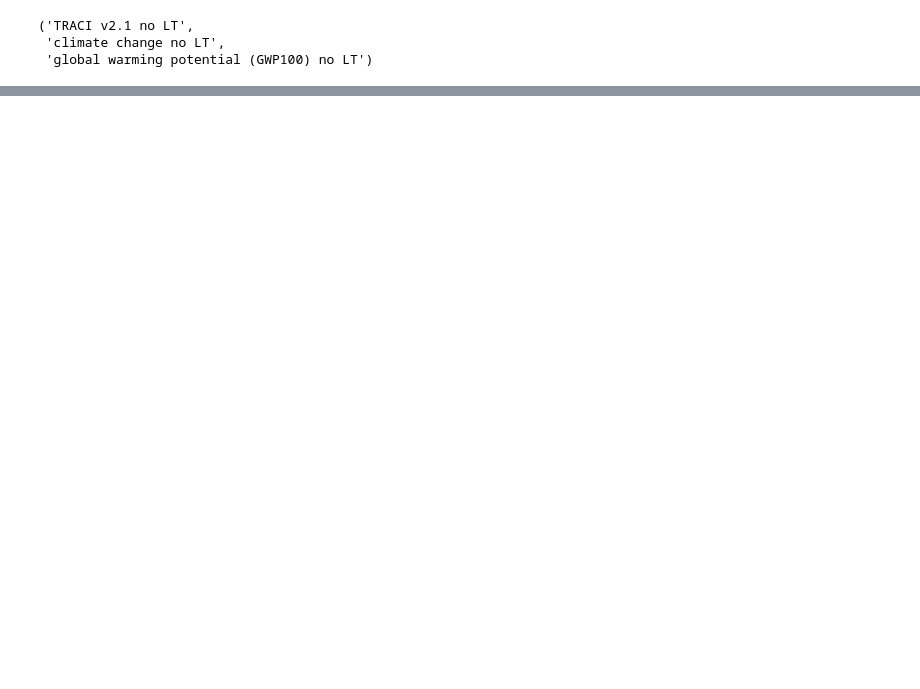
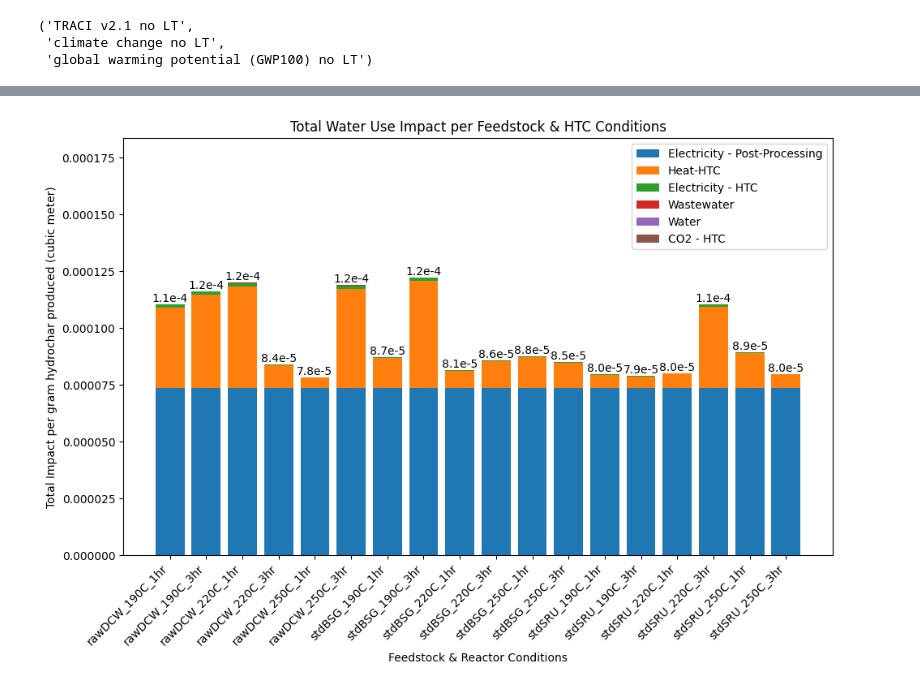
Before and after one commit to EME2-Lab/HTC-lab-exploratory, a Jupyter notebook: HTC-Uncertainty.ipynb, the cells around one changed output, grey strips where cells are left out. Cells and saved outputs as stored; diff of their text form; code cells hidden in the pictures; blank space fills up the shorter version.

Commit message:
baseline lca v1 complete

```diff
--- a/HTC-Uncertainty.ipynb
+++ b/HTC-Uncertainty.ipynb
@@ -348,2 +353,4 @@ Exchange: 28.815 kilowatt hour 'market group for electricity, low voltage' (kilo
 # %%
-[m for m in bw.methods if 'TRACI' in str(m)]
+method_key = [m for m in bw.methods if 'TRACI' in str(m) and 'global warming' in str(m)][0]
+activity = [act for act in eidb if 'hydrochar production' in act['name']][5]
+functional_unit = { activity:1e-3}
@@ -453,0 +430,7 @@ Percentage of total impact: 86.74%
+# %%
+# Identifying Life Cycle Impact Assessment Methods of Interest
+methods = []
+methods.append([m for m in bw.methods if 'ReCiPe 2016 v1.03, midpoint (H)' in str(m) and 'no LT' in str(m) and 'water use' in str(m)][0])
+methods.append([m for m in bw.methods if 'ReCiPe 2016 v1.03, midpoint (H)' in str(m) and 'no LT' in str(m) and 'energy resources' in str(m)][0])
+for method in [m for m in bw.methods if 'TRACI' in str(m) and 'no LT' in str(m)]:
+    methods.append(method)
@@ -453,0 +439,12 @@ Percentage of total impact: 86.74%
+# %%
+def get_impact_category(method) -> str:
+    '''Returns the corresponding impact assessment method name for modifying HydrocharLCIA given a Brightway LCIA method'''
+    if 'energy resource' in method[1]:
+        return 'energy_resources'
+    elif 'non-carcinogenic' in method[1]:
+        return 'human_toxicity_noncarcinogenic'
+    else:
+        method_name = (method[1].split('no LT')[0]).rstrip().replace(':', '_')
+        method_name  = method_name.replace(' ', '_')
+        method_name  = method_name.replace('__', '_')
+        return method_name
@@ -453,0 +557,12 @@ Percentage of total impact: 86.74%
+# %%
+# Identifying Exchanges of Interest
+exchange_names = []
+activity = [act for act in eidb if 'hydrochar production' in act['name']][0]
+for exc in activity.exchanges():
+    exchange_names.append(exc.input)
+
+# Gathering Process Categories
+process_categories = ['Water', 'Electricity - HTC', 'Heat-HTC', 'CO2 - HTC', 'Wastewater', 'Electricity - Post-Processing']
+
+# Writing Data to an Excel File
+export_hydrochar_lcia_to_excel(baseline_lcia_manager, exchange_names, process_categories, 'baseline-lcia/baseline_lcia.xlsx')
@@ -453,0 +633,4 @@ Percentage of total impact: 86.74%
+# %%
+plot_stacked_bar_impact(baseline_lcia_manager, 'water_use')
+# %% [output]
+[figure, added]
```
Also changed, not shown: parts of 39 cells of this notebook, 6 other files.
